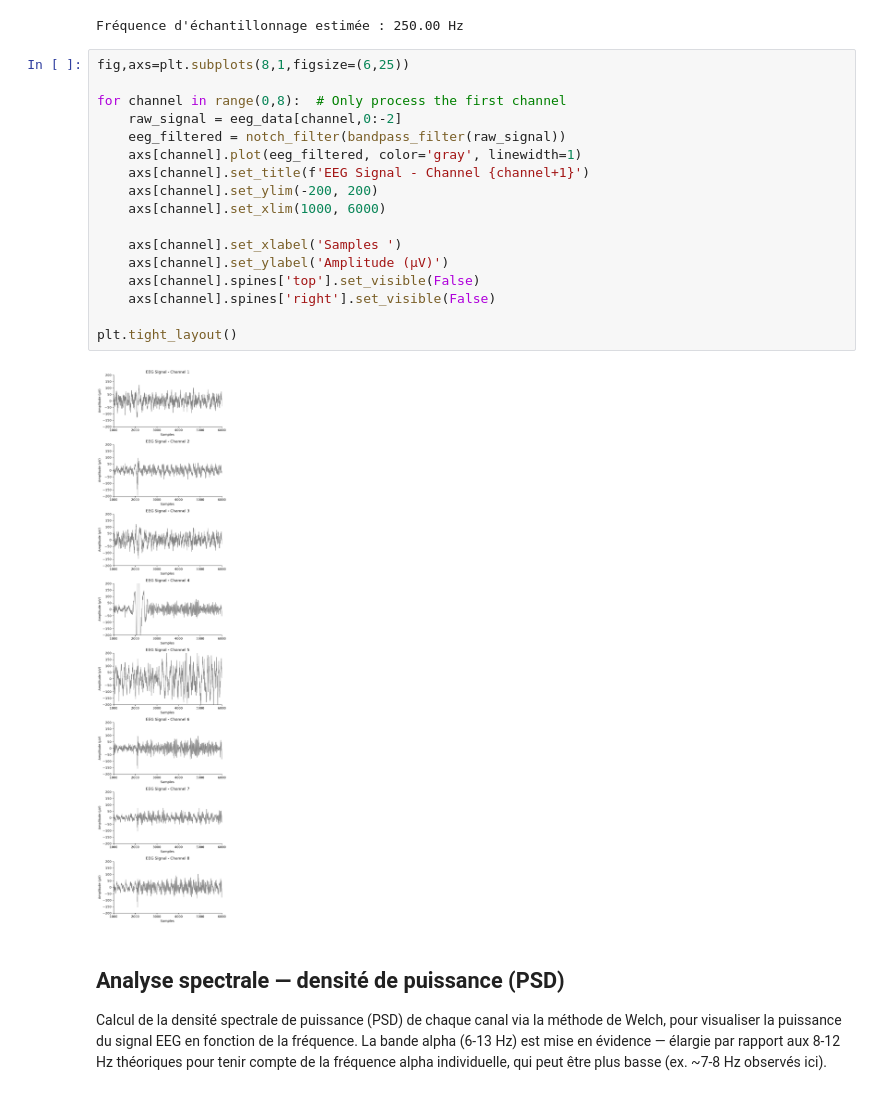
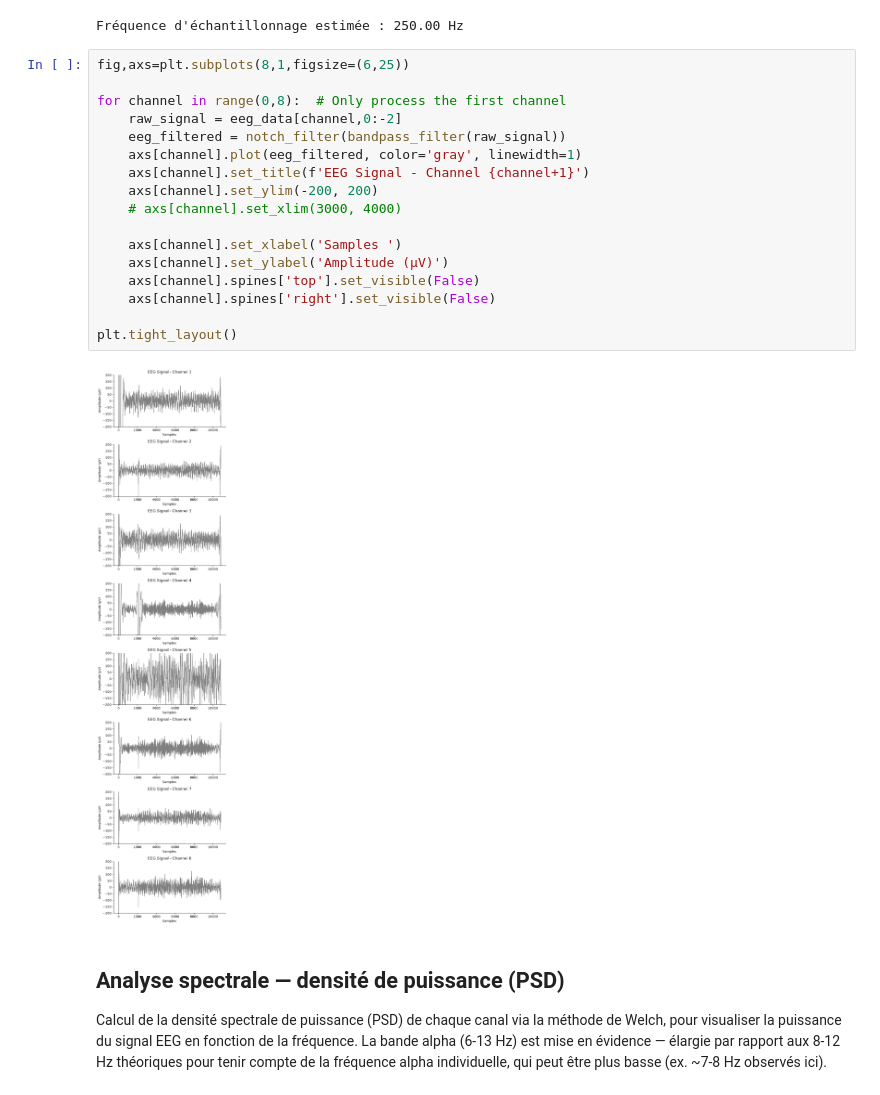
Before and after one commit to nicolascatz/M1_EEG_Project, a Jupyter notebook: scripts/EEG_ANALYSES_M1_ALPHA_TEST_NC.ipynb, the cells around one changed output. Cells and saved outputs as stored; diff of their text form.

```diff
--- a/scripts/EEG_ANALYSES_M1_ALPHA_TEST_NC.ipynb
+++ b/scripts/EEG_ANALYSES_M1_ALPHA_TEST_NC.ipynb
@@ -37,22 +37,22 @@ Fréquence d'échantillonnage estimée : 250.00 Hz
 # %%
 fig,axs=plt.subplots(8,1,figsize=(6,25))
 
 for channel in range(0,8):  # Only process the first channel
     raw_signal = eeg_data[channel,0:-2]
     eeg_filtered = notch_filter(bandpass_filter(raw_signal))
     axs[channel].plot(eeg_filtered, color='gray', linewidth=1)
     axs[channel].set_title(f'EEG Signal - Channel {channel+1}')
     axs[channel].set_ylim(-200, 200)
-    axs[channel].set_xlim(1000, 6000)
+    # axs[channel].set_xlim(3000, 4000)
 
     axs[channel].set_xlabel('Samples ')
     axs[channel].set_ylabel('Amplitude (µV)')
     axs[channel].spines['top'].set_visible(False)
     axs[channel].spines['right'].set_visible(False)
 
 plt.tight_layout()
 # %% [output]
-[figure, old version]
+[figure, new version]
 # %% [markdown]
 ## Analyse spectrale — densité de puissance (PSD)
 
```
Also changed, not shown: 5 other files.
